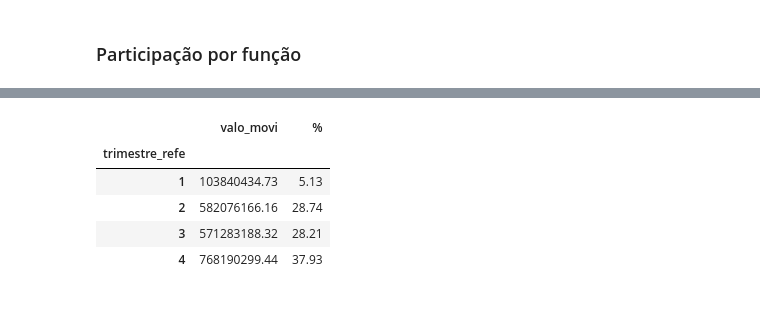
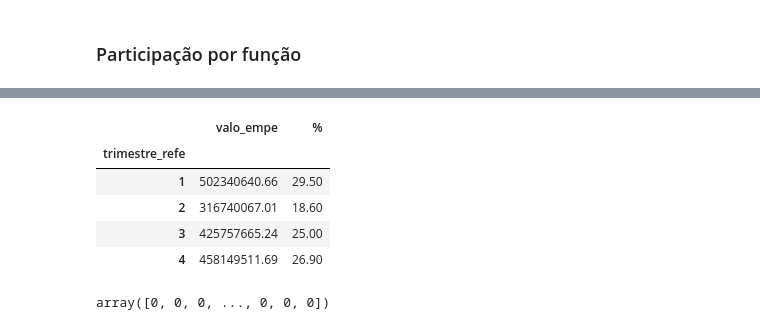
Before and after one commit to AIDA-Uniesp/analise_exploratoria_despesas_joao_pessoa, a Jupyter notebook: exploratoria_despesas.ipynb, the cells around one changed output, grey strips where cells are left out. Saved outputs shown, nothing was run; the diff lists cells and outputs as text; code cells hidden in the pictures.

```diff
--- a/exploratoria_despesas.ipynb
+++ b/exploratoria_despesas.ipynb
@@ -18,6 +26,8 @@ Note: you may need to restart the kernel to use updated packages.
 # Read data
 pd.set_option("float_format",'{:.2f}'.format)
 df = pd.read_csv(filepath_or_buffer='./data/2022.csv', sep=';', low_memory=False)
+df = df.drop(["sald_ante","valo_orca","tota_cred","nume_proc_lici","nume_proc","nume_lici"], axis=1)
+df = df[df.columns[:-1]]
 df.head(3)
 # %% [output]
 |  | ano_refe | mes_refe | codi_enti | nome_enti | desc_forc | nume_empe | ano_empe | data_empe | desc_tpem | ... |
@@ -65,4 +87,4 @@ valores_unicos
 # %%
-total_despesa= df["valo_movi"].sum()
+total_despesa= df["valo_empe"].sum()
 total_despesa
 # %% [output]
@@ -146,11 +168,19 @@ participacao_funcao
 # %%
-participacao_trimestre = df[["trimestre_refe","valo_movi"]].groupby(["trimestre_refe",]).sum()
-participacao_trimestre["%"] =  (participacao_trimestre["valo_movi"]/total_despesa)*100
+participacao_trimestre = df[["trimestre_refe","valo_empe"]].groupby(["trimestre_refe",]).sum()
+participacao_trimestre["%"] =  (participacao_trimestre["valo_empe"]/total_despesa)*100
 participacao_trimestre
 # %% [output]
-|  | valo_movi | % |
+|  | valo_empe | % |
 | trimestre_refe |  |  |
-| 1 | 103840434.73 | 5.13 |
-| 2 | 582076166.16 | 28.74 |
-| 3 | 571283188.32 | 28.21 |
-| 4 | 768190299.44 | 37.93 |
+| 1 | 502340640.66 | 29.50 |
+| 2 | 316740067.01 | 18.60 |
+| 3 | 425757665.24 | 25.00 |
+| 4 | 458149511.69 | 26.90 |
+# %%
+df_filtro = df[["valo_empe","trimestre_refe", "codi_func","codi_unor","codi_enti"]]
+
+kmeans = KMeans(n_clusters=4, random_state=0, n_init="auto").fit(df_filtro)
+labels = kmeans.labels_
+labels
+# %% [output]
+array([0, 0, 0, ..., 0, 0, 0])
```
Also changed, not shown: parts of 8 cells of this notebook, 1 other file.
